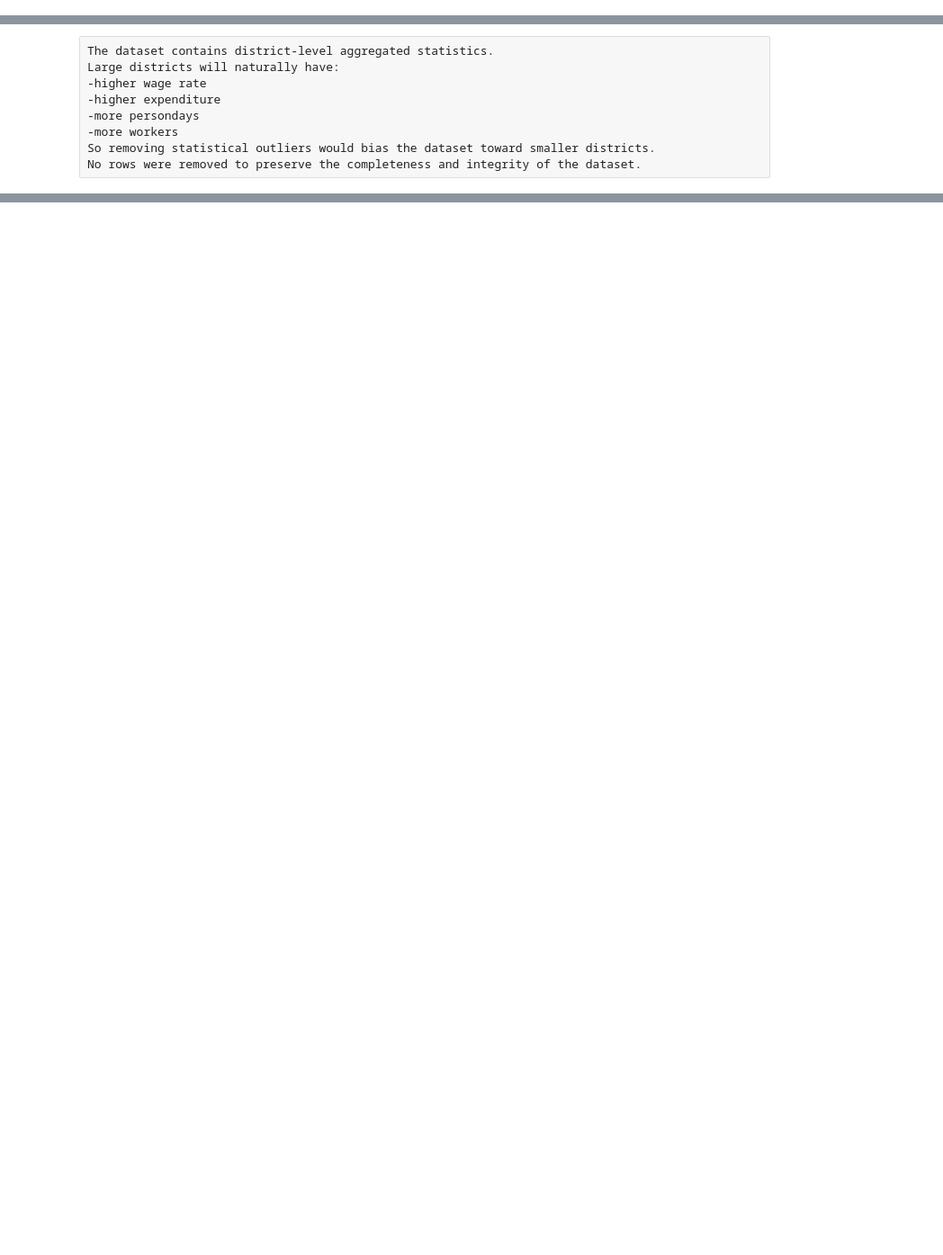
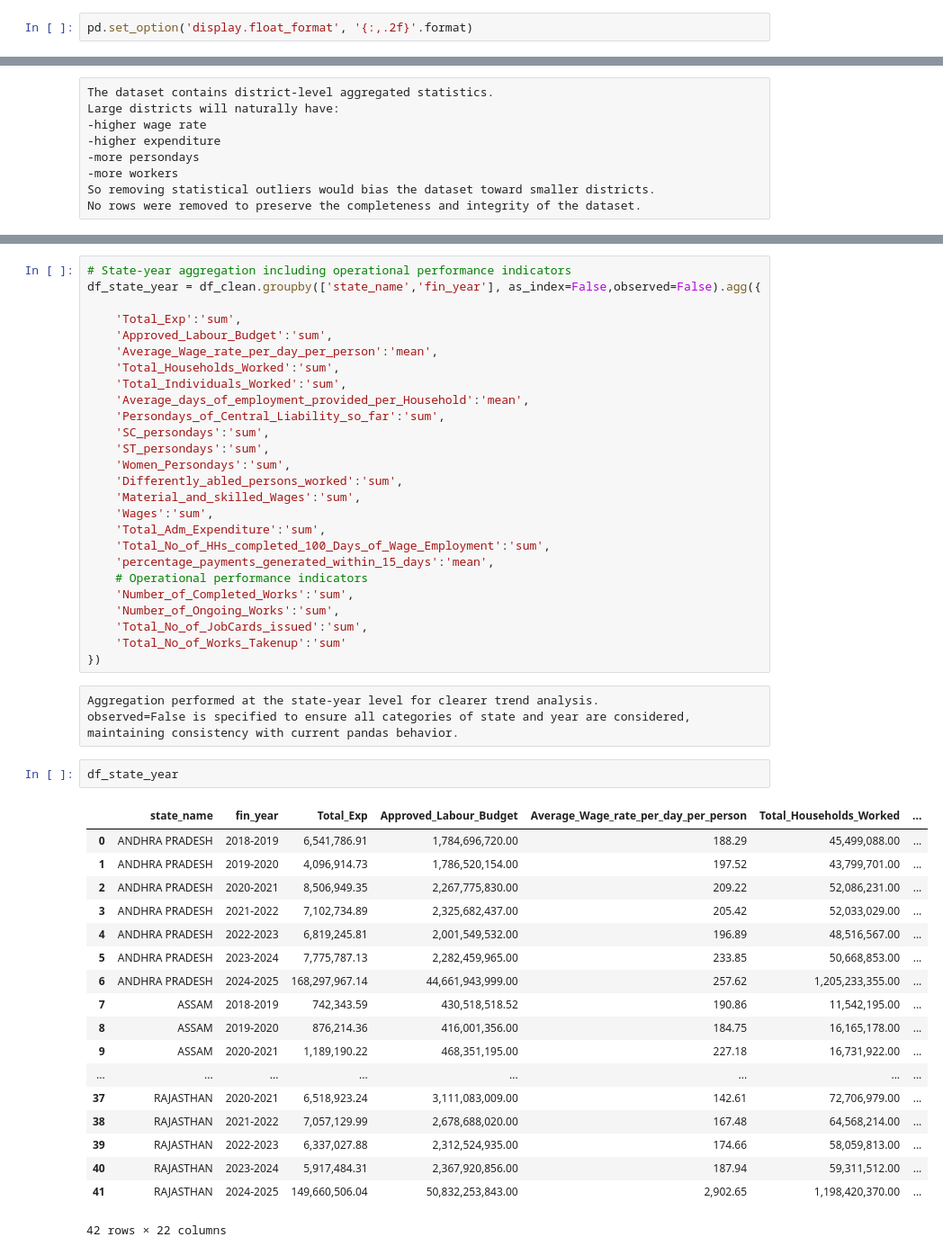
Before and after one commit to Shubhangidixit01/MGNREGA-Data-Analysis, a Jupyter notebook: notebooks/MGNREGA_Analysis.ipynb, the cells around one changed output, grey strips where cells are left out. Shown at 90% size. Drawn from its saved outputs; the diff is of its cells as text; blank space fills up the shorter version.

Commit message:
Initiated Aggregation on State-year and Region-year levels
Performed Aggregation on State-year and Region-year Levels
Created Time Variable for Trend Plots
Reordered Columns

```diff
--- a/notebooks/MGNREGA_Analysis.ipynb
+++ b/notebooks/MGNREGA_Analysis.ipynb
@@ -280,0 +283,2 @@ df.head()
+# %%
+pd.set_option('display.float_format', '{:,.2f}'.format)
@@ -379,0 +412,50 @@ No rows were removed to preserve the completeness and integrity of the dataset.
+# %%
+# State-year aggregation including operational performance indicators
+df_state_year = df_clean.groupby(['state_name','fin_year'], as_index=False,observed=False).agg({
+
+    'Total_Exp':'sum',
+    'Approved_Labour_Budget':'sum',
+    'Average_Wage_rate_per_day_per_person':'mean',
+    'Total_Households_Worked':'sum',
+    'Total_Individuals_Worked':'sum',
+    'Average_days_of_employment_provided_per_Household':'mean',
+    'Persondays_of_Central_Liability_so_far':'sum',
+    'SC_persondays':'sum',
+    'ST_persondays':'sum',
+    'Women_Persondays':'sum',
+    'Differently_abled_persons_worked':'sum',
+    'Material_and_skilled_Wages':'sum',
+    'Wages':'sum',
+    'Total_Adm_Expenditure':'sum',
+    'Total_No_of_HHs_completed_100_Days_of_Wage_Employment':'sum',
+    'percentage_payments_generated_within_15_days':'mean',
+    # Operational performance indicators
+    'Number_of_Completed_Works':'sum',
+    'Number_of_Ongoing_Works':'sum',
+    'Total_No_of_JobCards_issued':'sum',
+    'Total_No_of_Works_Takenup':'sum'
+})
+# %% [raw]
+Aggregation performed at the state-year level for clearer trend analysis.
+observed=False is specified to ensure all categories of state and year are considered, maintaining consistency with current pandas behavior.
+# %%
+df_state_year
+# %% [output]
+|  | state_name | fin_year | Total_Exp | Approved_Labour_Budget | Average_Wage_rate_per_day_per_person | Total_Households_Worked | ... |
+| 0 | ANDHRA PRADESH | 2018-2019 | 6,541,786.91 | 1,784,696,720.00 | 188.29 | 45,499,088.00 | ... |
+| 1 | ANDHRA PRADESH | 2019-2020 | 4,096,914.73 | 1,786,520,154.00 | 197.52 | 43,799,701.00 | ... |
+| 2 | ANDHRA PRADESH | 2020-2021 | 8,506,949.35 | 2,267,775,830.00 | 209.22 | 52,086,231.00 | ... |
+| 3 | ANDHRA PRADESH | 2021-2022 | 7,102,734.89 | 2,325,682,437.00 | 205.42 | 52,033,029.00 | ... |
+| 4 | ANDHRA PRADESH | 2022-2023 | 6,819,245.81 | 2,001,549,532.00 | 196.89 | 48,516,567.00 | ... |
+| 5 | ANDHRA PRADESH | 2023-2024 | 7,775,787.13 | 2,282,459,965.00 | 233.85 | 50,668,853.00 | ... |
+| 6 | ANDHRA PRADESH | 2024-2025 | 168,297,967.14 | 44,661,943,999.00 | 257.62 | 1,205,233,355.00 | ... |
+| 7 | ASSAM | 2018-2019 | 742,343.59 | 430,518,518.52 | 190.86 | 11,542,195.00 | ... |
+| 8 | ASSAM | 2019-2020 | 876,214.36 | 416,001,356.00 | 184.75 | 16,165,178.00 | ... |
+| 9 | ASSAM | 2020-2021 | 1,189,190.22 | 468,351,195.00 | 227.18 | 16,731,922.00 | ... |
+| ... | ... | ... | ... | ... | ... | ... | ... |
+| 37 | RAJASTHAN | 2020-2021 | 6,518,923.24 | 3,111,083,009.00 | 142.61 | 72,706,979.00 | ... |
+| 38 | RAJASTHAN | 2021-2022 | 7,057,129.99 | 2,678,688,020.00 | 167.48 | 64,568,214.00 | ... |
+| 39 | RAJASTHAN | 2022-2023 | 6,337,027.88 | 2,312,524,935.00 | 174.66 | 58,059,813.00 | ... |
+| 40 | RAJASTHAN | 2023-2024 | 5,917,484.31 | 2,367,920,856.00 | 187.94 | 59,311,512.00 | ... |
+| 41 | RAJASTHAN | 2024-2025 | 149,660,506.04 | 50,832,253,843.00 | 2,902.65 | 1,198,420,370.00 | ... |
+42 rows × 22 columns
```
Also changed, not shown: parts of 41 cells of this notebook.
